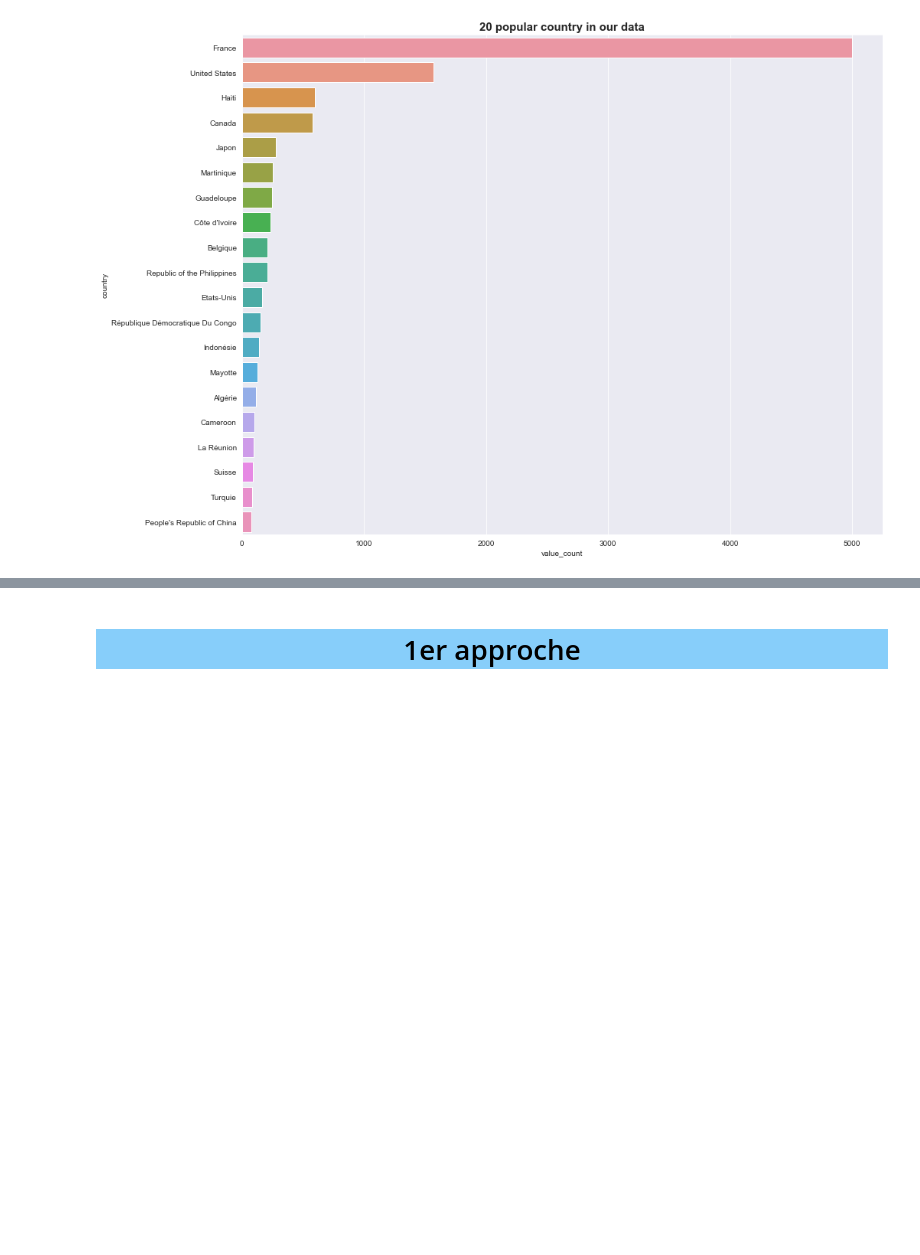
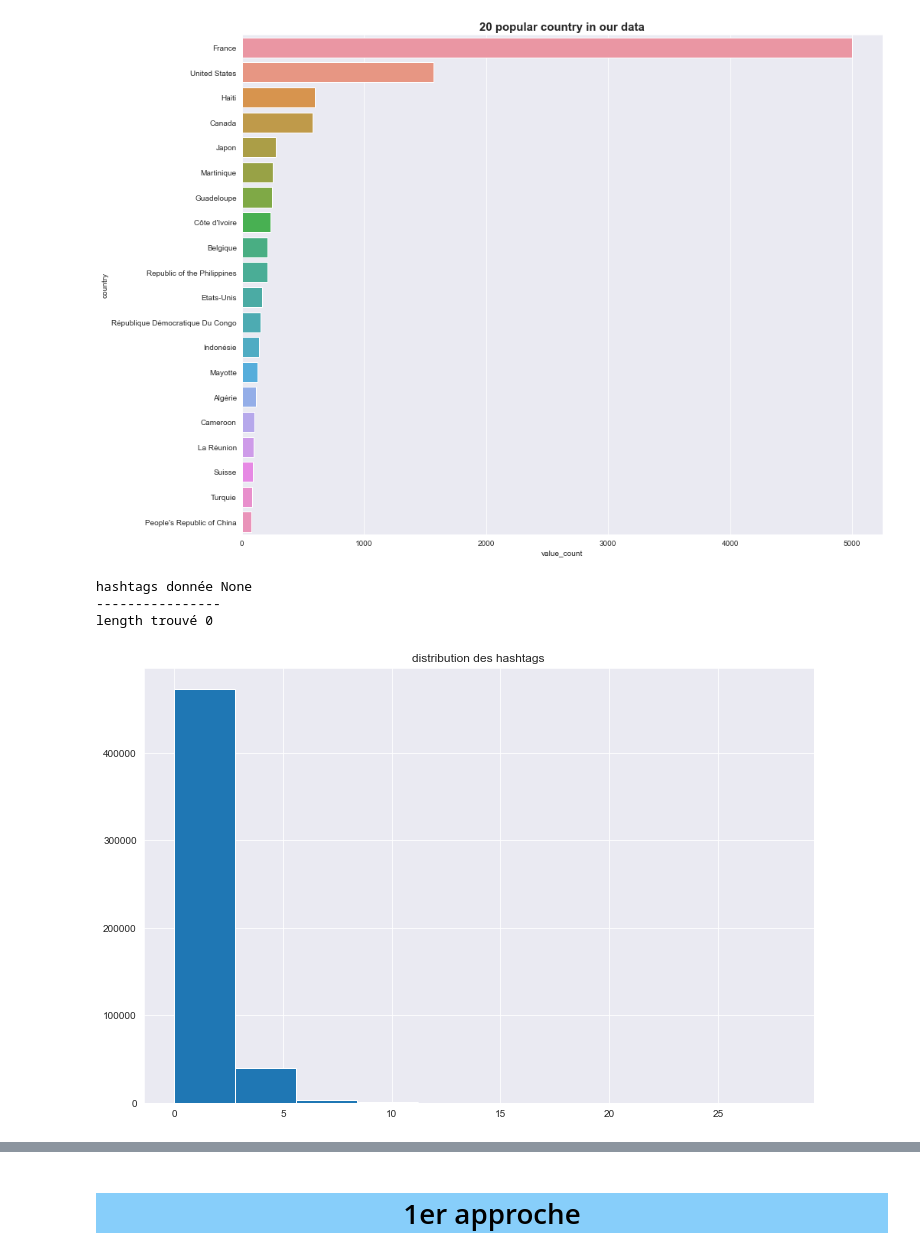
Before and after one commit to MohamedHmamouch/Earthquake_prediction, a Jupyter notebook: Notebook/Prediction_seisme_NLP.ipynb, the cells around one changed output, grey strips where cells are left out. Cells and saved outputs as stored; diff of their text form; code cells hidden in the pictures; blank space fills up the shorter version.

```diff
--- a/Notebook/Prediction_seisme_NLP.ipynb
+++ b/Notebook/Prediction_seisme_NLP.ipynb
@@ -258,18 +258,39 @@ plt.show()
 # %% [output]
 [figure]
 # %%
-def detect_hashtags(string):
+def count_hashtags(string):
 
     words = string.split()
 
     hashtags = [word for word in words if word.startswith('#')]
 
-    return hashtags
+    return (len(hashtags))
+
+def count_mentions(string):
+
+    words = string.split()
+
+    mentions = [word for word in words if word.startswith('@')]
+
+    return (len(mentions))
-# %%
-categorical_data['my_hash']=categorical_data['tweet_text'].apply(detect_hashtags)
+# %%
+categorical_data['len_hashtags']=categorical_data['tweet_text'].apply(count_hashtags)
+categorical_data['len_mentions']=categorical_data['tweet_text'].apply(count_mentions)
 # %%
+#verification des transformations
 i=categorical_data.sample(1).index[0]
 
 print('hashtags donnée {}'.format(categorical_data['hashtags'].iloc[i]))
-print('--------------------------')
-print('hashtags trouvé {}'.f)
+print('----------------')
+print('length trouvé {} '.format(categorical_data['len_hashtags'].iloc[i]))
+# %% [output]
+hashtags donnée None
+----------------
+length trouvé 0
+# %%
+plt.figure(figsize=(12,8))
+categorical_data['len_hashtags'].hist()
+plt.title('distribution des hashtags',fontsize=15)
+plt.show()
+# %% [output]
+[figure, added]
```
Also changed, not shown: parts of 1 cell of this notebook.
